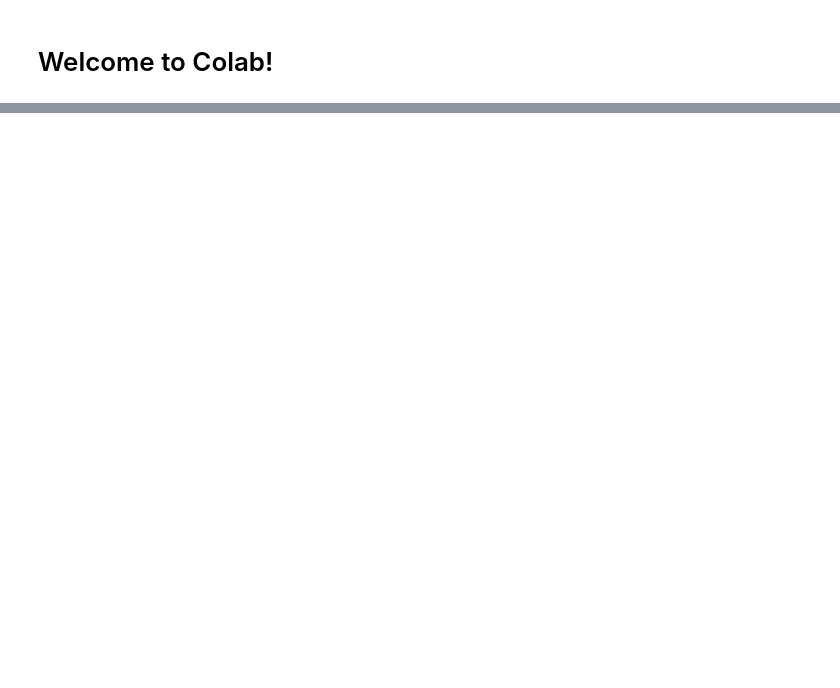
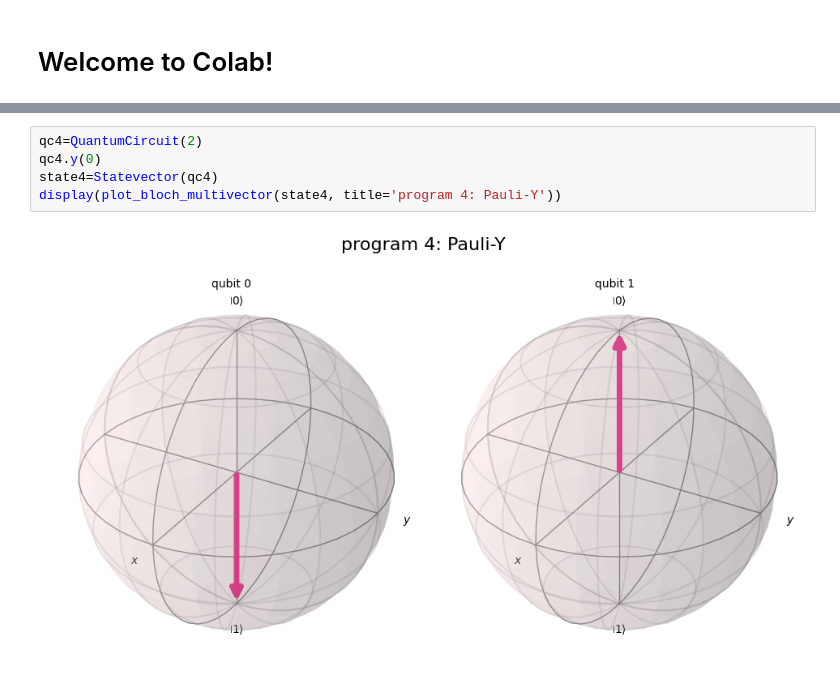
Before and after one commit to siripikusumareddy/DATASET, a Jupyter notebook: Copy_of_Welcome_To_Colab.ipynb, the cells around one changed output, grey strips where cells are left out. Drawn from its saved outputs; the diff is of its cells as text; blank space fills up the shorter version.

```diff
--- a/Copy_of_Welcome_To_Colab.ipynb
+++ b/Copy_of_Welcome_To_Colab.ipynb
@@ -334,0 +36,7 @@ These are a few of the notebooks related to Machine Learning, including Google's
+# %%
+qc4=QuantumCircuit(2)
+qc4.y(0)
+state4=Statevector(qc4)
+display(plot_bloch_multivector(state4, title='program 4: Pauli-Y'))
+# %% [output]
+[figure, added]
```
Also changed, not shown: parts of 42 cells of this notebook.
